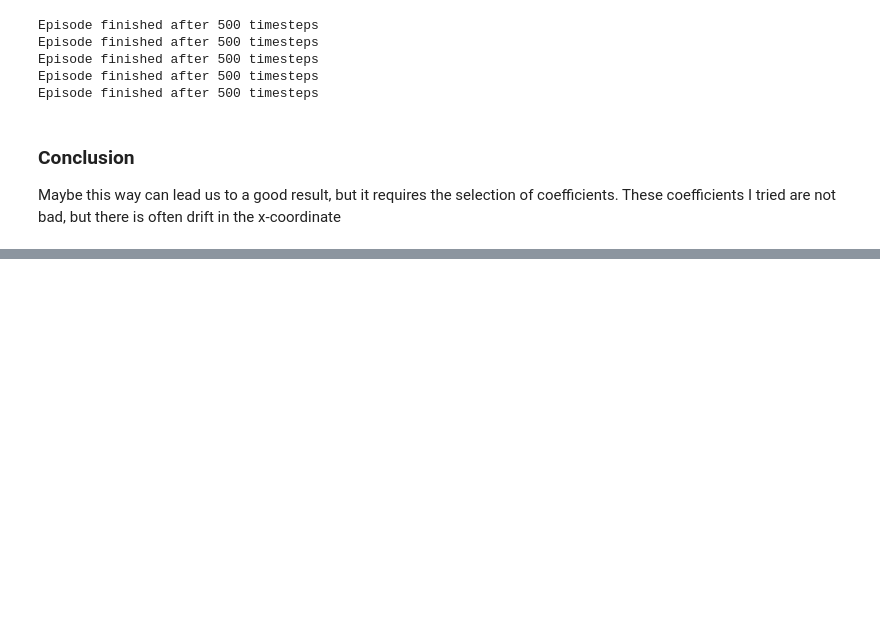
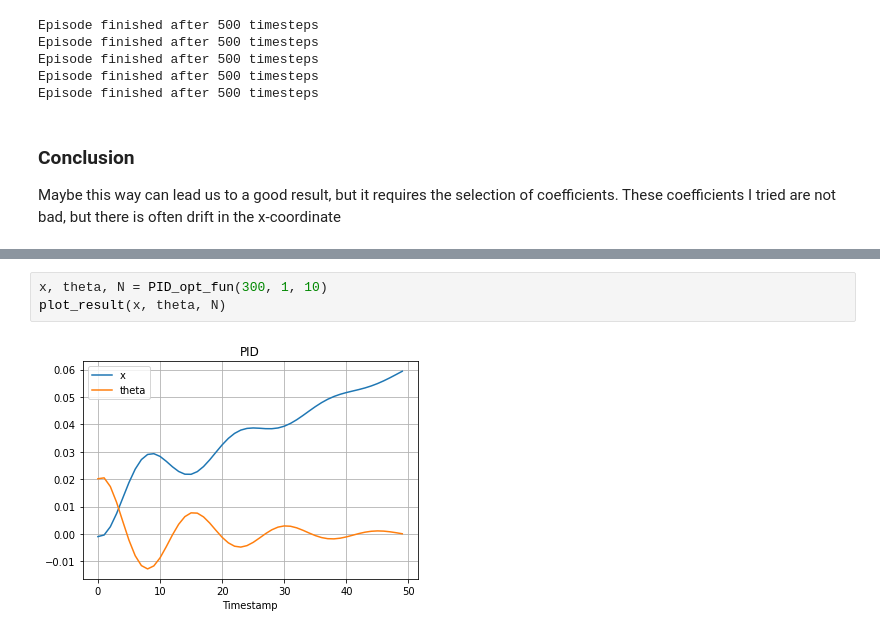
Before and after one commit to Akuva2001/GYM-mou, a Jupyter notebook: Presentation.ipynb, the cells around one changed output, grey strips where cells are left out. Drawn from its saved outputs; the diff is of its cells as text; blank space fills up the shorter version.

```diff
--- a/Presentation.ipynb
+++ b/Presentation.ipynb
@@ -426,0 +496,5 @@ Maybe this way can lead us to a good result, but it requires the selection of co
+# %%
+x, theta, N = PID_opt_fun(300, 1, 10)
+plot_result(x, theta, N)
+# %% [output]
+[figure, added]
```
Also changed, not shown: parts of 65 cells of this notebook, 2 other files.
